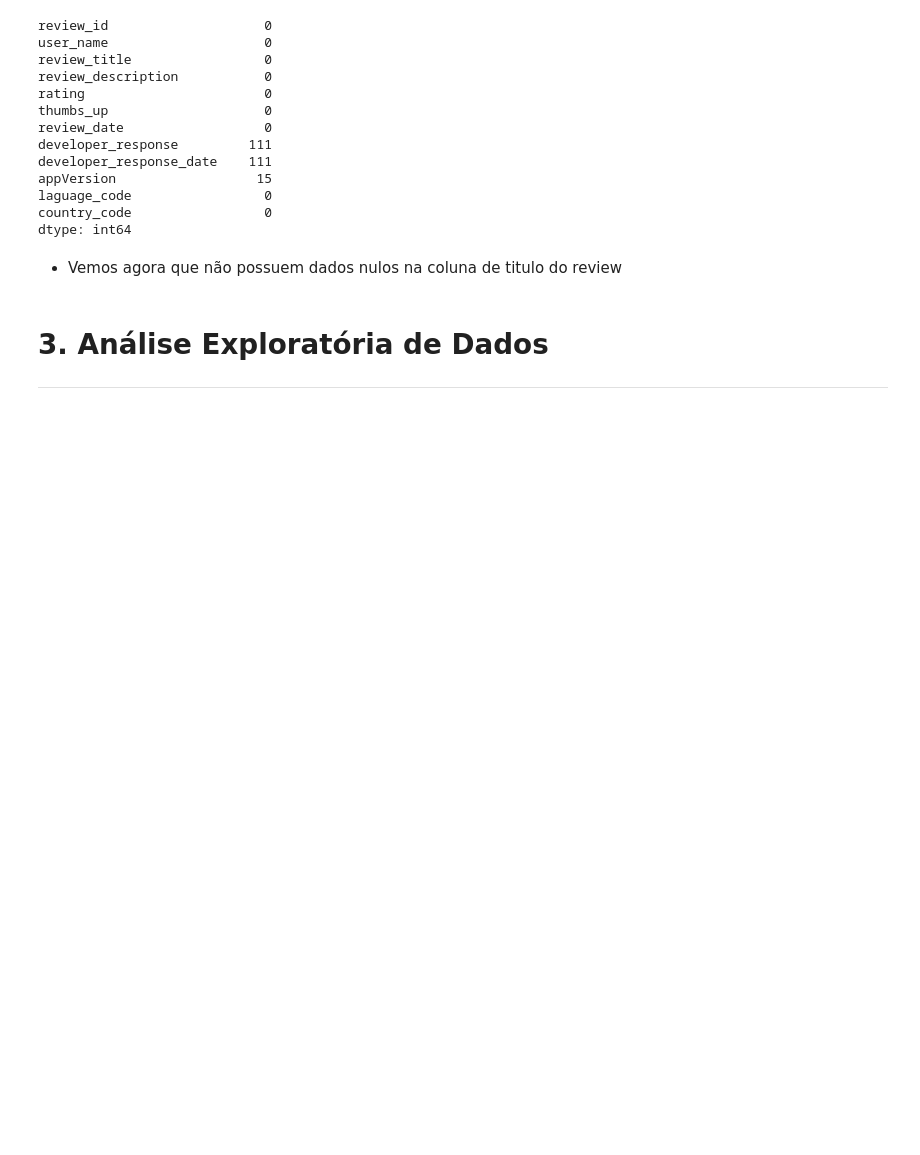
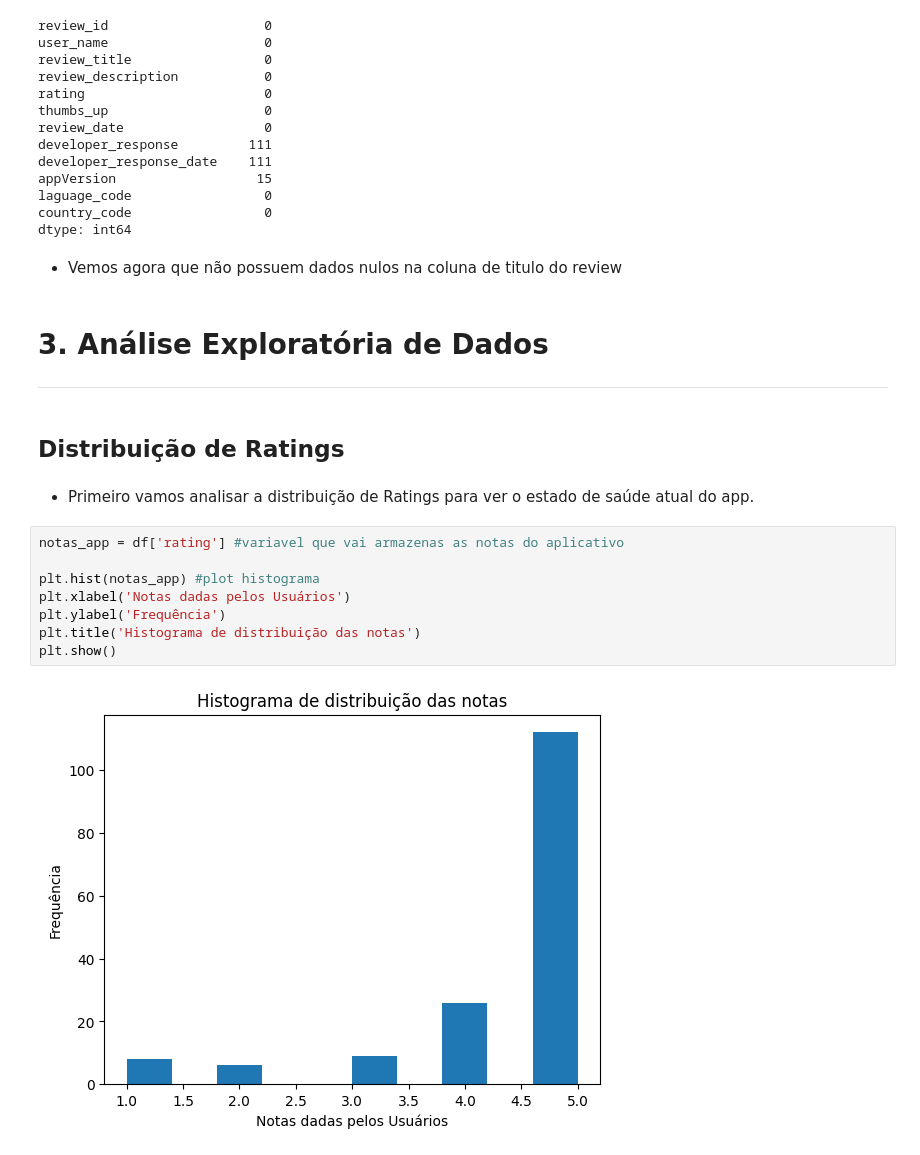
Before and after one commit to JonasSouza871/kaggle_DataScience_showcase, a Jupyter notebook: 04_google_play_reviews_transformer_analysis/notebooks/04_google_play_reviews_transformer_analysis.ipynb, the cells around one changed output. Drawn from its saved outputs; the diff is of its cells as text; blank space fills up the shorter version.

Commit message:
Adiciona dispersão e distribuição de váriaveis de notas no projeto google play transformer

```diff
--- a/04_google_play_reviews_transformer_analysis/notebooks/04_google_play_reviews_transformer_analysis.ipynb
+++ b/04_google_play_reviews_transformer_analysis/notebooks/04_google_play_reviews_transformer_analysis.ipynb
@@ -142,3 +142,17 @@ dtype: int64
 # 3. Análise Exploratória de Dados
 
 ------------
+# %% [markdown]
+## Distribuição de Ratings
+# %% [markdown]
+- Primeiro vamos analisar a distribuição de Ratings para ver o estado de saúde atual do app.
+# %%
+notas_app = df['rating'] #variavel que vai armazenas as notas do aplicativo
+
+plt.hist(notas_app) #plot histograma
+plt.xlabel('Notas dadas pelos Usuários')
+plt.ylabel('Frequência')
+plt.title('Histograma de distribuição das notas')
+plt.show()
+# %% [output]
+[figure, added]
```
Also changed, not shown: parts of 6 cells of this notebook.
